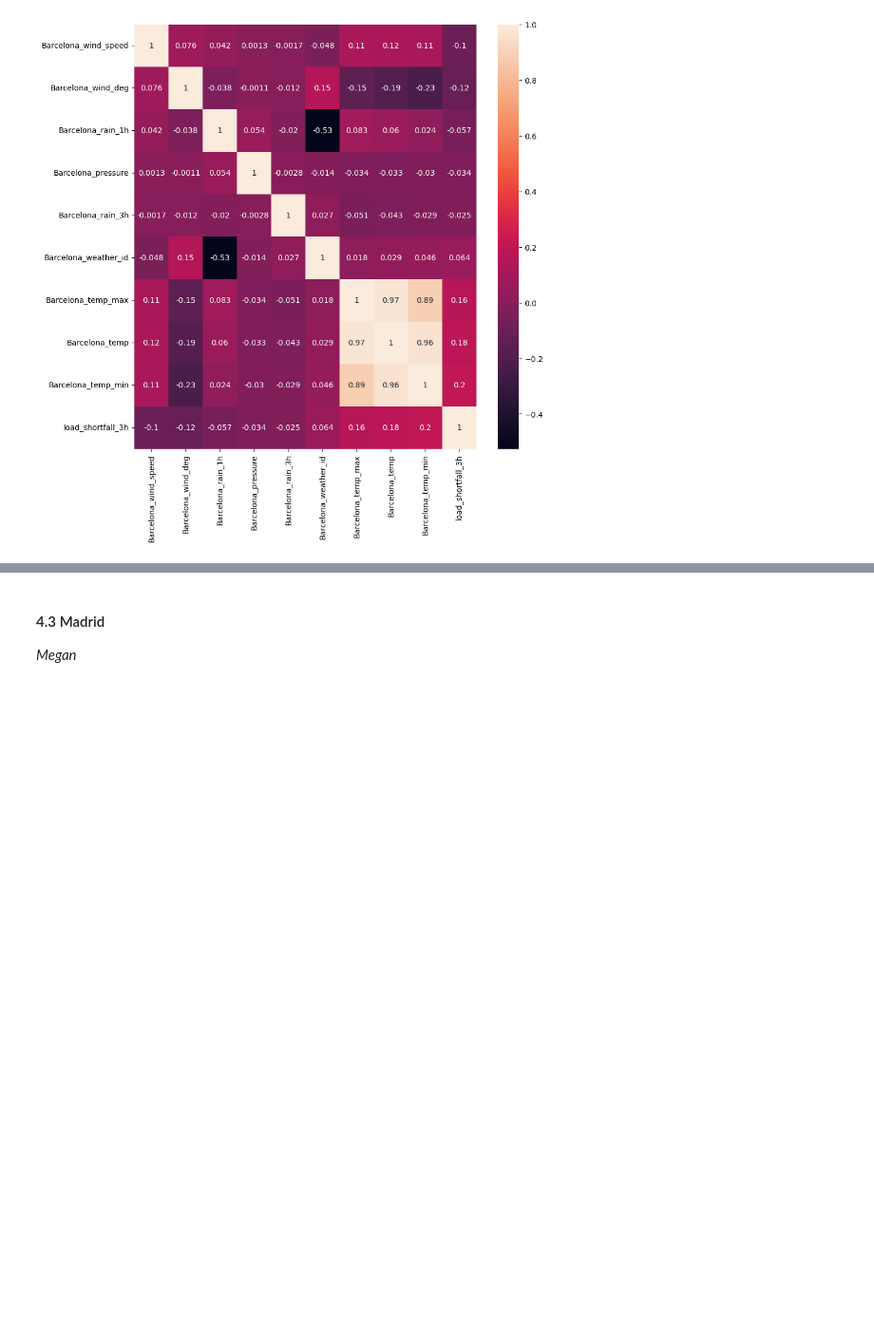
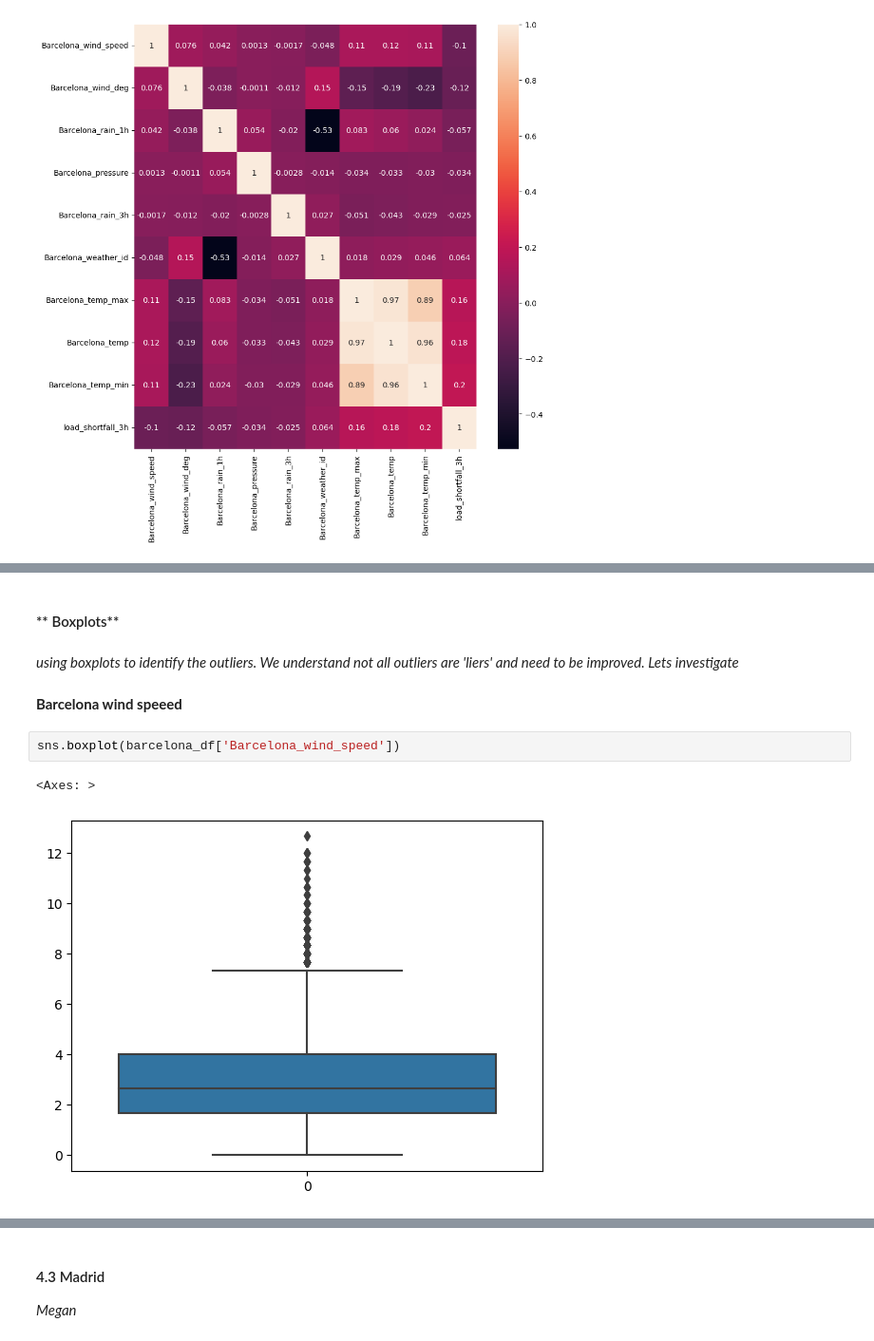
Before and after one commit to Mojalefa-Motloung/ML-Regression-, a Jupyter notebook: SpainElectricityMachineLearning.ipynb, the cells around one changed output, grey strips where cells are left out. Shown: that part at 95% size. Saved outputs shown, nothing was run; the diff lists cells and outputs as text; blank space fills up the shorter version.

```diff
--- a/SpainElectricityMachineLearning.ipynb
+++ b/SpainElectricityMachineLearning.ipynb
@@ -185,0 +210,11 @@ sns.heatmap(corrBarcelona_df, annot=True)
+# %% [markdown]
+#### ** Boxplots**
+# %% [markdown]
+*using boxplots to identify the outliers. We understand not all outliers are 'liers' and need to be improved. Lets investigate*
+# %% [markdown]
+**Barcelona wind speeed**
+# %%
+sns.boxplot(barcelona_df['Barcelona_wind_speed'])
+# %% [output]
+<Axes: >
+[figure, added]
```
Also changed, not shown: parts of 8 cells of this notebook.
